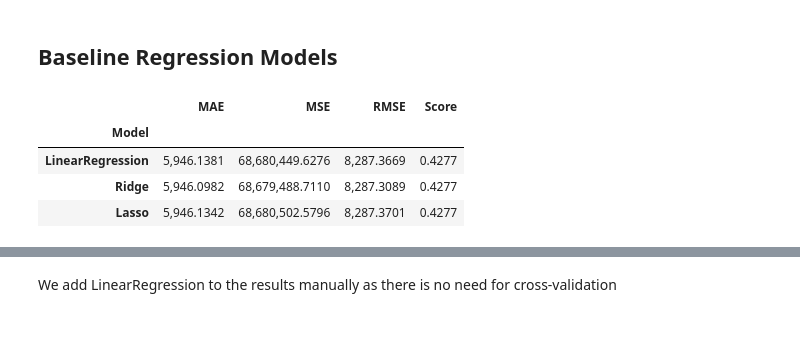
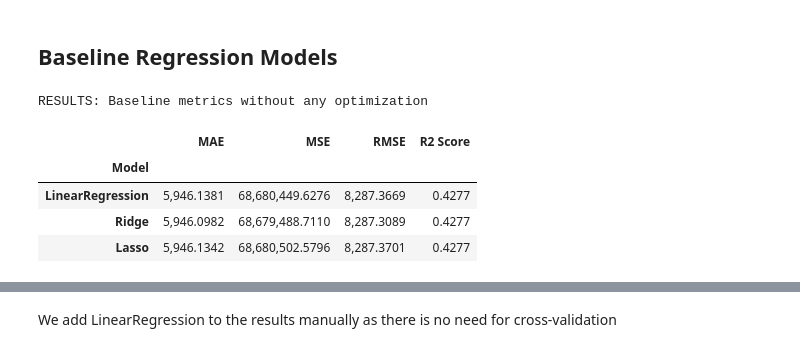
Before and after one commit to fazeelgm/UCB_ML_AI_PracticalApp_II, a Jupyter notebook: DataModels.ipynb, the cells around one changed output, grey strips where cells are left out. Cells and saved outputs as stored; diff of their text form; code cells hidden in the pictures.

```diff
--- a/DataModels.ipynb
+++ b/DataModels.ipynb
@@ -252,16 +252,19 @@ logging.getLogger().setLevel(logging.INFO)
 # %%
 # Generate results table
 results_baseline_df = pd.DataFrame(results_baseline,
-                                   columns=['Model','MAE', 'MSE', 'RMSE', 'Score']
+                                   columns=['Model','MAE', 'MSE', 'RMSE', 'R2 Score']
                                   ).set_index('Model')
 
 
 # Export results for README
 results_baseline_df_styled = my_utils.df_style_floats(results_baseline_df)
 dfi.export(results_baseline_df_styled, 'images/results_baseline_table.png')
+
+print('RESULTS: Baseline metrics without any optimization\n')
 results_baseline_df_styled
 # %% [output]
+RESULTS: Baseline metrics without any optimization
-|  | MAE | MSE | RMSE | Score |
+|  | MAE | MSE | RMSE | R2 Score |
 | Model |  |  |  |  |
 | LinearRegression | 5,946.1381 | 68,680,449.6276 | 8,287.3669 | 0.4277 |
 | Ridge | 5,946.0982 | 68,679,488.7110 | 8,287.3089 | 0.4277 |
```
Also changed, not shown: parts of 8 cells of this notebook, 1 other file.
